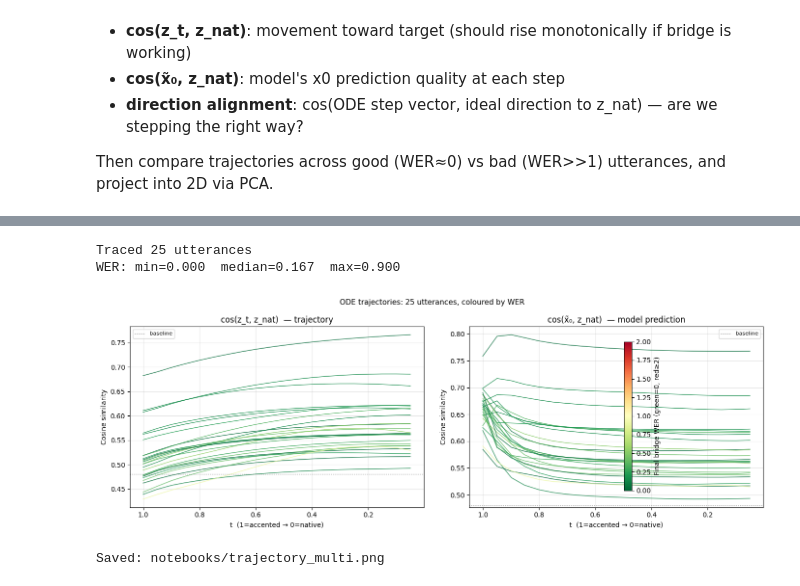
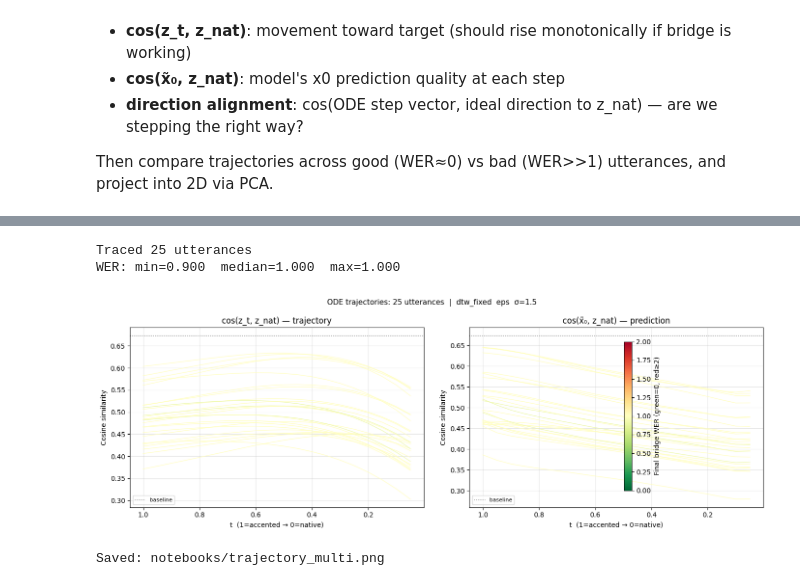
Before and after one commit to Tisya-V/accent-robust-asr, a Jupyter notebook: notebooks/bridge_diagnostic.ipynb, the cells around one changed output, grey strips where cells are left out. Saved outputs shown, nothing was run; the diff lists cells and outputs as text; code cells hidden in the pictures.

```diff
--- a/notebooks/bridge_diagnostic.ipynb
+++ b/notebooks/bridge_diagnostic.ipynb
@@ -741,9 +833,6 @@ Decoding 100 utterances - individual speakers + centroid ...
 KeyboardInterrupt:
 # %%
 from src.experiments.exp2_latent_diffusion_bridge.diffusion import bridge_inference
-
-cfg_bridge = json.loads((Path(BRIDGE_CKPT).parent / 'config.json').read_text())
-sigma_max_cfg = cfg_bridge['sigma_max']
 
 bridge_rows = []
 n_bridge = 0
@@ -759,24 +848,25 @@ for key, entries in sample[:n_eval * 3]:
     if isinstance(z_acc_u, dict): z_acc_u = z_acc_u['hidden_states']
     T_l2_u  = e0['l2_speech_end_frame']
     T_nat_u = e0['nat_speech_end_frame']
+    T_nat_inf_u = T_l2_u if not MODE['uses_predictor'] else T_nat_u
     z_acc_bf = z_acc_u.float().to(device=device, dtype=torch.bfloat16).unsqueeze(0)
     with torch.no_grad():
         z_hat = bridge_inference(
-            bridge, z_acc_bf, T_l2=T_l2_u, T_nat=T_nat_u,
-            n_steps=N_STEPS, sigma_max=sigma_max_cfg,
-            parameterization=bridge.parameterization,
+            bridge, z_acc_bf, T_l2=T_l2_u, T_nat=T_nat_inf_u,
+            n_steps=N_STEPS, sigma_max=SIGMA_MAX,
+            parameterization=PARAMETERIZATION,
         ).squeeze(0).float().cpu()
     bridge_rows.append(whisper_decode(z_hat))
     n_bridge += 1
 
-print(f'Bridge decoded {n_bridge} utterances (GT T_nat)\n')
+print(f'Bridge decoded {n_bridge} utterances\n')
 print(f'{"Source":>10}  {"WER":>7}')
 print('-' * 30)
 for label in ['CLB', 'SLT', 'RMS', 'centroid']:
     print(f'{label:>10}  {corpus_wer(refs[:n_bridge], rows[label][:n_bridge]):>7.3f}')
 print(f'{"bridge":>10}  {corpus_wer(refs[:n_bridge], bridge_rows):>7.3f}')
 
-print('\nSample predictions (first 5):')
+print('\nSample predictions (first 10):')
 for i in range(min(10, n_bridge)):
     print(f'  ref:      {refs[i]}')
     for label in ['CLB', 'SLT', 'RMS']:
@@ -999,20 +1084,18 @@ Saved: notebooks/trajectory_single.png
 import matplotlib.cm as cm
 import re
 
-# Trace N_TRACE utterances from sample; use GT T_nat for fair comparison.
-# Reuses: sample, TRAIN_DIR, NATIVE_SPKS, BRIDGE_CKPT, sigma_max_cfg, whisper_model, processor
 N_TRACE = 25
 
 def norm_text(s):
     return re.sub(r'[^\w\s]', '', s.lower().strip())
 
-traj_records = []  # list of {cos_zt_nat, cos_pred_nat, wer, label}
+traj_records = []
 
 bridge.eval()
 for key, entries in sample[:N_TRACE * 5]:
     if len(traj_records) >= N_TRACE:
         break
-    e0 = entries[NATIVE_SPKS[0]]
+    e0    = entries[NATIVE_SPKS[0]]
     acc_p = TRAIN_DIR / e0['l2_encoder_state_path']
     nat_p = TRAIN_DIR / entries['CLB']['nat_encoder_state_path']
     if not acc_p.exists() or not nat_p.exists():
@@ -1023,21 +1106,23 @@ for key, entries in sample[:N_TRACE * 5]:
     z_a = (z_a['hidden_states'] if isinstance(z_a, dict) else z_a).float()
     z_n = (z_n['hidden_states'] if isinstance(z_n, dict) else z_n).float()
 
-    Tl2  = e0['l2_speech_end_frame']
-    Tnat = entries['CLB']['nat_speech_end_frame']
-    Tref = min(Tl2, Tnat)
+    Tl2      = e0['l2_speech_end_frame']
+    Tnat_gt  = entries['CLB']['nat_speech_end_frame']
+    Tnat_inf = Tl2 if not MODE['uses_predictor'] else Tnat_gt
+    Tref     = min(Tl2, Tnat_gt)
     if Tref < 20:
         continue
 
-    z_a_dev = z_a.to(device=device, dtype=torch.bfloat16).unsqueeze(0)
-    il       = max(Tl2, Tnat) + 1
+    z_a_dev  = z_a.to(device=device, dtype=torch.bfloat16).unsqueeze(0)
+    il       = max(Tl2, Tnat_inf) + 1
     z_a_crop = z_a_dev[:, :il, :]
     t_sch    = torch.linspace(1.0, 0.0, N_STEPS + 1, device=device, dtype=torch.bfloat16)
+    sil_u    = z_a_dev[:, Tl2:Tl2 + 1, :].clone()
+    D_u      = z_a_dev.shape[-1]
 
     def _mask(z, tv):
-        Nt = max(1, min(round(float(tv) * Tl2 + (1 - float(tv)) * Tnat), 1500))
-        sil = torch.arange(Tl2, Tl2 + (1500 - Nt), device=device).clamp(max=1499)
-        z[:, Nt:, :] = z_a_dev[:, sil, :]
+        Nt = MODE['n_frames'](tv, Tl2, Tnat_inf)
+        z[:, Nt:, :] = sil_u.expand(1, 1500 - Nt, D_u)
         return z
 
     cos_zt = []
@@ -1049,7 +1134,11 @@ for key, entries in sample[:N_TRACE * 5]:
         for i in range(N_STEPS):
             tc = t_sch[i]; tn = t_sch[i + 1]
             tb = torch.full((1,), tc, device=device, dtype=torch.bfloat16)
-            zp = z_t_u.clone(); zp[:, :il, :] = bridge(z_t_u[:, :il, :], tb, z_a_crop)
+
+            out        = bridge(z_t_u[:, :il, :], tb, z_a_crop)
+            z_hat_crop = recover_x0(z_t_u[:, :il, :], out, tc, SIGMA_MAX, PARAMETERIZATION)
+            zp         = z_t_u.clone()
+            zp[:, :il, :] = z_hat_crop
 
             zt_c = z_t_u.squeeze(0).float().cpu()
             zp_c = zp.squeeze(0).float().cpu()
@@ -1061,12 +1150,11 @@ for key, entries in sample[:N_TRACE * 5]:
             z_t_u = (1 - tn / tc) * zp + (tn / tc) * z_t_u
             z_t_u = _mask(z_t_u, tn.item())
 
-    # Decode final output
     from transformers.modeling_outputs import BaseModelOutput
     enc = BaseModelOutput(last_hidden_state=zp.float())
     with torch.no_grad():
-        ids = whisper_model.generate(encoder_outputs=enc,
-                                     language='en', task='transcribe', temperature=0.0)
+        ids  = whisper_model.generate(encoder_outputs=enc, language='en',
+                                      task='transcribe', temperature=0.0)
     pred = processor.batch_decode(ids, skip_special_tokens=True)[0]
     ref  = norm_text(e0['text'])
     wer  = float(jiwer.process_words([ref], [norm_text(pred)]).wer) if ref else 1.0
@@ -1074,41 +1162,41 @@ for key, entries in sample[:N_TRACE * 5]:
     traj_records.append({'cos_zt_nat': cos_zt, 'cos_pred_nat': cos_pr,
                          'wer': wer, 'ref': ref, 'pred': norm_text(pred)})
 
 print(f'Traced {len(traj_records)} utterances')
 wers = [r['wer'] for r in traj_records]
 print(f'WER: min={min(wers):.3f}  median={sorted(wers)[len(wers)//2]:.3f}  max={max(wers):.3f}')
 
-# Plot: cos(z_t, z_nat) over steps, colored by final WER (green=good, red=bad)
 fig, axes = plt.subplots(1, 2, figsize=(14, 5))
-max_wer = max(wers) if max(wers) > 0 else 1.0
 t_ax = [t_sched[i].item() for i in range(N_STEPS)]
 
 for rec in traj_records:
-    c = cm.RdYlGn_r(min(rec['wer'] / 2.0, 1.0))   # red=bad, green=good (cap at WER=2)
+    c = cm.RdYlGn_r(min(rec['wer'] / 2.0, 1.0))
     axes[0].plot(t_ax, rec['cos_zt_nat'],   color=c, alpha=0.7, lw=1.2)
     axes[1].plot(t_ax, rec['cos_pred_nat'], color=c, alpha=0.7, lw=1.2)
 
-for ax, title in zip(axes, ['cos(z_t, z_nat)  — trajectory', 'cos(x̃₀, z_nat)  — model prediction']):
+for ax, title in zip(axes, ['cos(z_t, z_nat) — trajectory', 'cos(x̃₀, z_nat) — prediction']):
     ax.invert_xaxis()
     ax.set_xlabel('t  (1=accented → 0=native)')
     ax.set_ylabel('Cosine similarity')
     ax.set_title(title)
     ax.grid(alpha=0.3)
     ax.axhline(baseline_sim, color='gray', linestyle=':', lw=1, label='baseline')
     ax.legend(fontsize=8)
 
 sm = plt.cm.ScalarMappable(cmap='RdYlGn_r', norm=plt.Normalize(0, 2))
 sm.set_array([])
-plt.colorbar(sm, ax=axes, label='Final bridge WER (green=0, red≥2)', shrink=0.8)
-plt.suptitle(f'ODE trajectories: {len(traj_records)} utterances, coloured by WER', fontsize=11)
+plt.colorbar(sm, ax=axes, label='Final bridge WER (green=0, red\u22652)', shrink=0.8)
+plt.suptitle(
+    f'ODE trajectories: {len(traj_records)} utterances  |  {ALIGNMENT}  {PARAMETERIZATION}  \u03c3={SIGMA_MAX}',
+    fontsize=11)
 plt.tight_layout()
 plt.savefig('notebooks/trajectory_multi.png', dpi=150, bbox_inches='tight')
 plt.show()
 print('Saved: notebooks/trajectory_multi.png')
 # %% [output]
 Traced 25 utterances
-WER: min=0.000  median=0.167  max=0.900
+WER: min=0.900  median=1.000  max=1.000
-[figure, old version]
+[figure, new version]
 Saved: notebooks/trajectory_multi.png
 # %%
 from sklearn.decomposition import PCA
```
Also changed, not shown: parts of 17 cells of this notebook, 23 other files.
